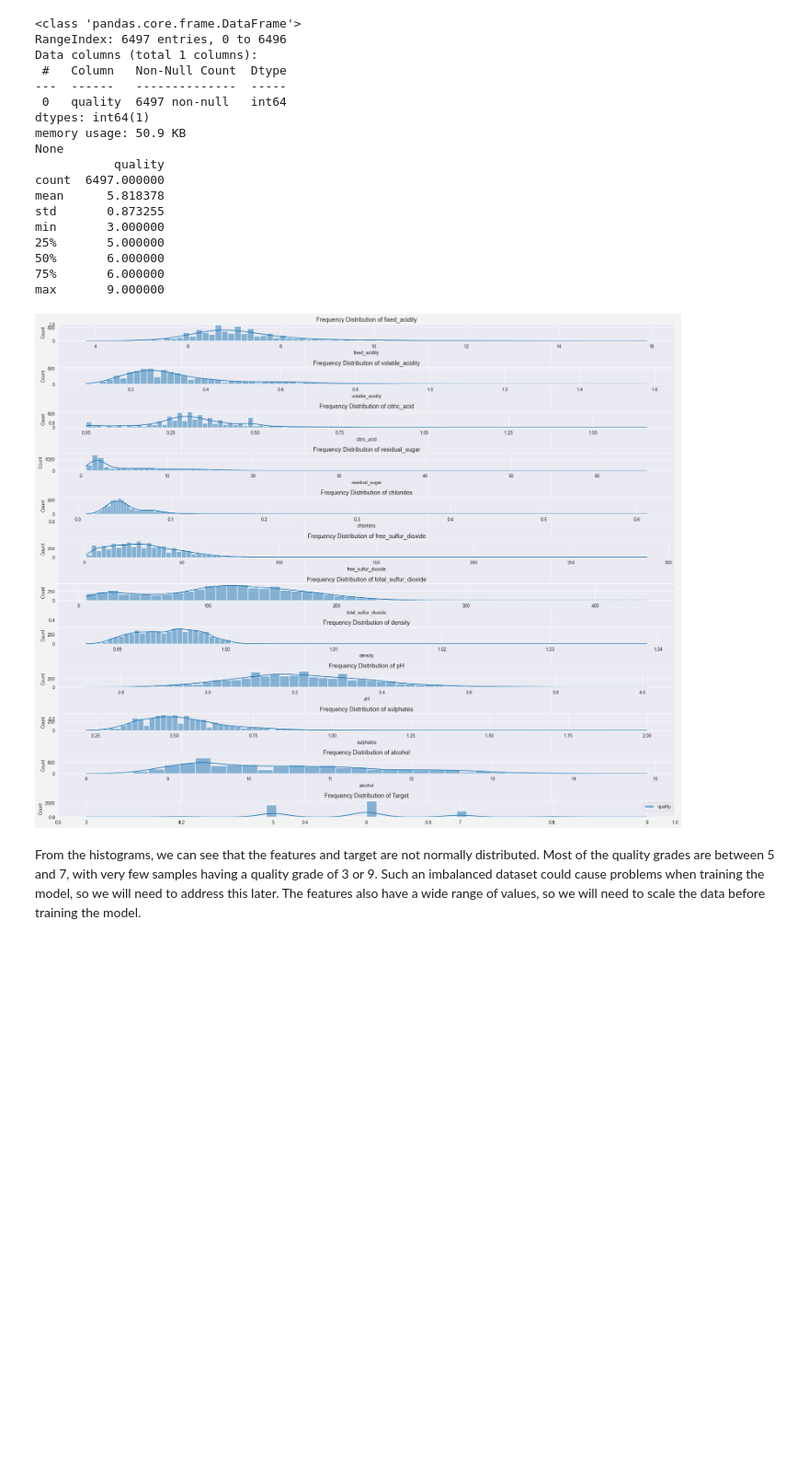
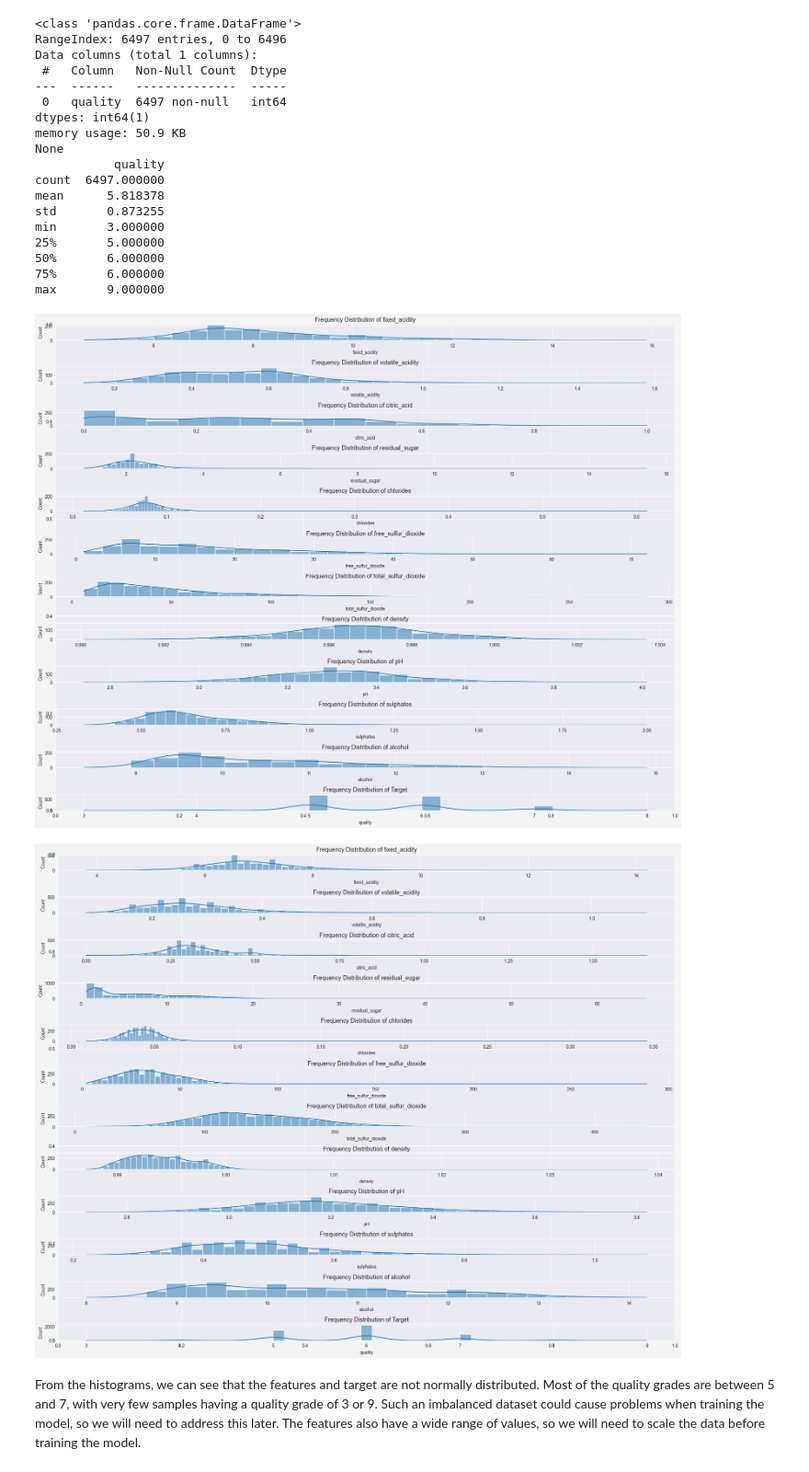
Before and after one commit to karolkadlubowski/MLWineClassifierComparision, a Jupyter notebook: notebooks/wine_notebook.ipynb, the cells around one changed output. Shown at 92% size. Saved outputs shown, nothing was run; the diff lists cells and outputs as text; code cells hidden in the pictures; blank space fills up the shorter version.

```diff
--- a/notebooks/wine_notebook.ipynb
+++ b/notebooks/wine_notebook.ipynb
@@ -88,27 +80,44 @@ min       3.000000
 50%       6.000000
 75%       6.000000
 max       9.000000
-# %%
-# Exploring the distribution of numeric columns using histograms
-fig, ax = plt.subplots(figsize=(20, 16), facecolor='#F2F4F4')
-fig.subplots_adjust(left=None, bottom=None, right=None, top=None, wspace=0.2, hspace=0.5)
-
-# Plotting histograms for features
-num_features = X.shape[1]
-for i in range(num_features):
-    plt.subplot(num_features + 1, 1, i + 1)
-    sns.histplot(x=X.iloc[:, i], kde=True)
-    plt.title(f'Frequency Distribution of {X.columns[i]}', fontsize=13)
-
-# Plotting histogram for target
-plt.subplot(num_features + 1, 1, num_features + 1)
-sns.histplot(y, kde=True)
-plt.title('Frequency Distribution of Target', fontsize=13)
-
-plt.tight_layout()
-plt.show()
-# %% [output]
-[figure, removed]
+# %%
+def plot_wine_histogram(X,y):
+    fig, ax = plt.subplots(figsize=(20, 16), facecolor='#F2F4F4')
+    fig.subplots_adjust(left=None, bottom=None, right=None, top=None, wspace=0.2, hspace=0.5)
+
+    # Plotting histograms for features
+    num_features = X.shape[1]
+    for i in range(num_features):
+        plt.subplot(num_features + 1, 1, i + 1)
+        sns.histplot(x=X.iloc[:, i], kde=True)
+        plt.title(f'Frequency Distribution of {X.columns[i]}', fontsize=13)
+
+    # Plotting histogram for target
+    plt.subplot(num_features + 1, 1, num_features + 1)
+    sns.histplot(y, kde=True)
+    plt.title('Frequency Distribution of Target', fontsize=13)
+
+    plt.tight_layout()
+    plt.show()
+# %%
+original_data = wine_quality.data['original']
+
+# Splitting the dataset into red and white wines
+red_wine = original_data[original_data['color'] == 'red']
+white_wine = original_data[original_data['color'] == 'white']
+
+X_red = red_wine.drop(['color','quality'], axis=1)
+y_red = red_wine['quality']
+
+plot_wine_histogram(X_red,y_red)
+
+X_white = white_wine.drop(['color','quality'], axis=1)
+y_white = white_wine['quality']
+
+plot_wine_histogram(X_white,y_white)
+# %% [output]
+[figure, added]
+[figure, added]
 # %% [markdown]
 From the histograms, we can see that the features and target are not normally distributed. Most of the quality grades are between 5 and 7, with very few samples having a quality grade of 3 or 9. Such an imbalanced dataset could cause problems when training the model, so we will need to address this later. The features also have a wide range of values, so we will need to scale the data before training the model.
 # %%
```
Also changed, not shown: parts of 21 cells of this notebook.
